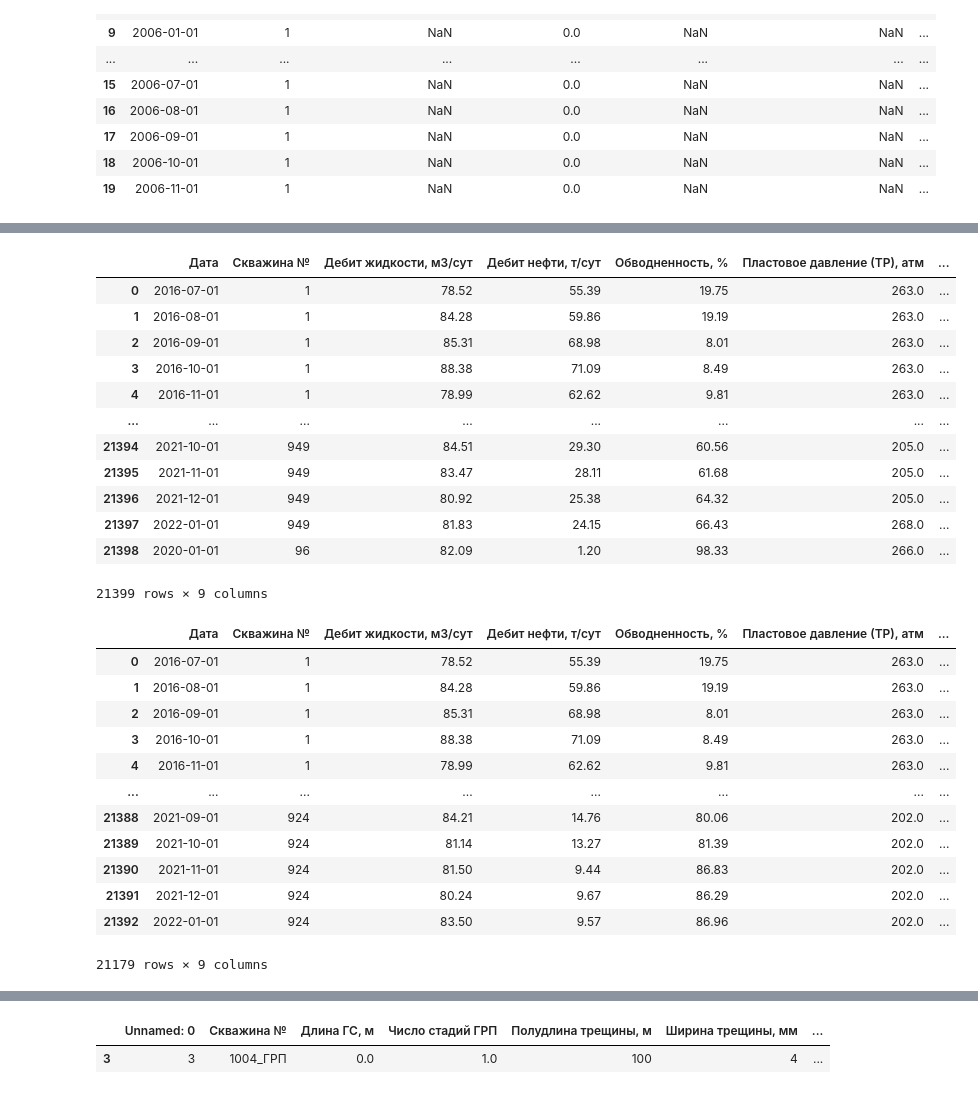
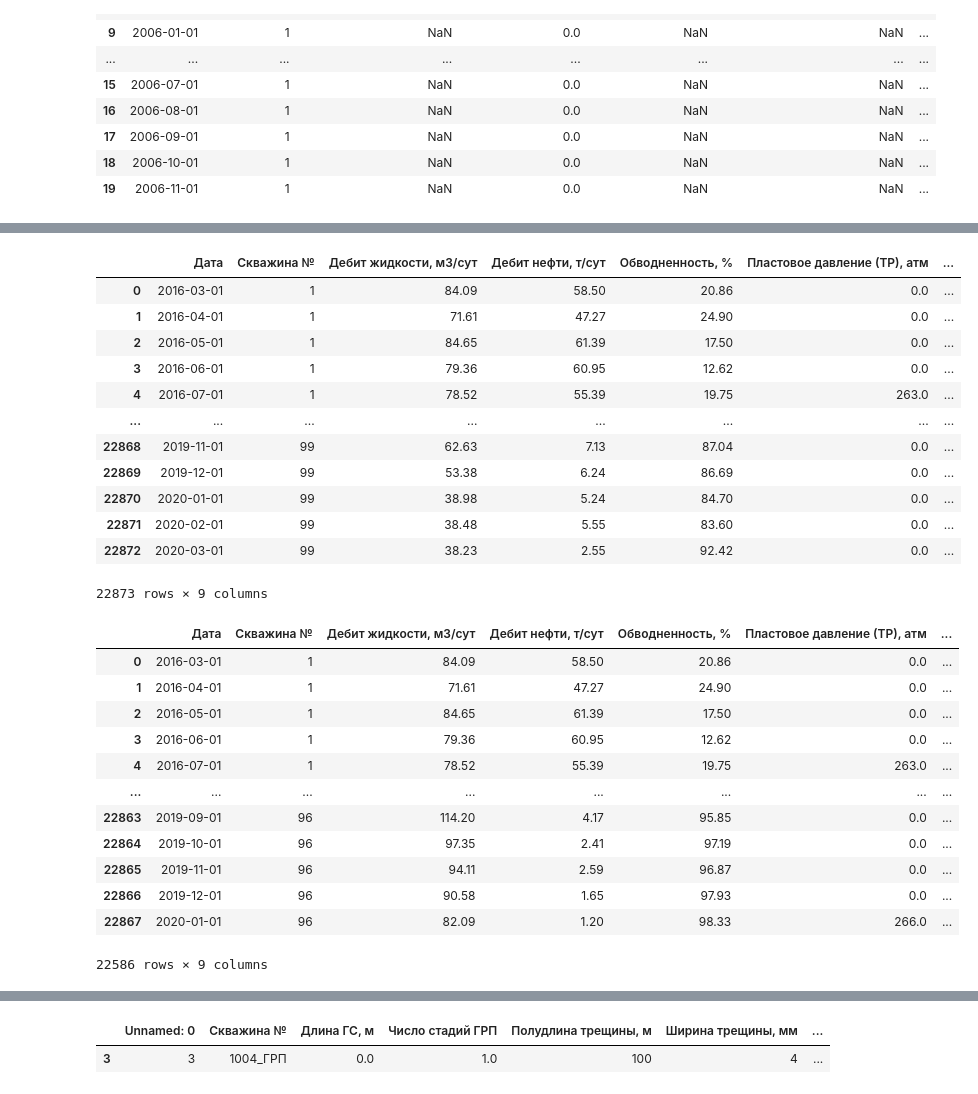
Before and after one commit to lybmvvs/gazpromapp, a Jupyter notebook: First_button_fix.ipynb, the cells around one changed output, grey strips where cells are left out. Saved outputs shown, nothing was run; the diff lists cells and outputs as text; code cells hidden in the pictures.

```diff
--- a/First_button_fix.ipynb
+++ b/First_button_fix.ipynb
@@ -45,7 +45,7 @@ dummy1 = dummy1.groupby('Скважина №').agg(
                 {'Index': lambda x:
                 x.tolist()})
 dummy1['кол'] = dummy1.apply(lambda x: len(x['Index']), axis=1)
-dummy1 = dummy1.drop(dummy1[dummy1['кол'] < 3].index)
+dummy1 = dummy1.drop(dummy1[dummy1['кол'] < 12].index)
 
 delete = []
 for i in dummy1['Index']:
@@ -57,7 +57,7 @@ dummy2 = dummy2.groupby('Скважина №').agg(
                 {'Index': lambda x:
                 x.tolist()})
 dummy2['забойки'] = dummy2.apply(lambda x: len(x['Index']), axis=1)
-dummy2 = dummy2.drop(dummy2[dummy2['забойки'] < 3].index)
+dummy2 = dummy2.drop(dummy2[dummy2['забойки'] < 12].index)
             # wells_del_both=dummy1['Index'].tolist()
 delete_wellbore = []
 for i in dummy2['Index']:
@@ -76,51 +76,51 @@ dummy_res_zero = dummy_res_zero.groupby('Скважина №').agg(
                 {'Index': lambda x:
                 x.tolist()})
 dummy_res_zero['нули_пласт'] = dummy_res_zero.apply(lambda x: len(x['Index']), axis=1)
-dummy_res_zero = dummy_res_zero.drop(dummy_res_zero[dummy_res_zero['нули_пласт'] < 3].index)
+dummy_res_zero = dummy_res_zero.drop(dummy_res_zero[dummy_res_zero['нули_пласт'] < 12].index)
             # wells_del_both=dummy1['Index'].tolist()
 delete_reservoir = []
 for i in dummy_res_zero['Index']:
         delete_reservoir += i
 dummy = dummy[~dummy['Index'].isin(delete_reservoir)].reset_index(drop=True)
 
 dummy_bore_zero = dummy.drop(dummy[dummy['Забойное давление (ТР), атм'] != 0].index)
 dummy_bore_zero = dummy_bore_zero.groupby('Скважина №').agg(
                 {'Index': lambda x:
                 x.tolist()})
 dummy_bore_zero['нули_заб'] = dummy_bore_zero.apply(lambda x: len(x['Index']), axis=1)
-dummy_bore_zero = dummy_bore_zero.drop(dummy_bore_zero[dummy_bore_zero['нули_заб'] < 3].index)
+dummy_bore_zero = dummy_bore_zero.drop(dummy_bore_zero[dummy_bore_zero['нули_заб'] < 12].index)
             # wells_del_both=dummy1['Index'].tolist()
 delete_bore = []
 for i in dummy_bore_zero['Index']:
     delete_bore += i
 dummy = dummy[~dummy['Index'].isin(delete_bore)].reset_index(drop=True)
 
 dummy_40 = dummy[dummy['Пластовое давление (ТР), атм'].isna()]
 dummy_40 = dummy_40.groupby('Скважина №').agg(
                 {'Index': lambda x:
                 x.tolist()})
 dummy_40['na_пласт'] = dummy_40.apply(lambda x: len(x['Index']), axis=1)
-dummy_40 = dummy_40.drop(dummy_40[dummy_40['na_пласт'] < 3].index)
+dummy_40 = dummy_40.drop(dummy_40[dummy_40['na_пласт'] < 12].index)
             # wells_del_both=dummy1['Index'].tolist()
 del_plast = []
 for i in dummy_40['Index']:
     del_plast += i
 dummy = dummy[~dummy['Index'].isin(del_plast)].reset_index(drop=True)
 dummy
 # %% [output]
 |  | Дата | Скважина № | Дебит жидкости, м3/сут | Дебит нефти, т/сут | Обводненность, % | Пластовое давление (ТР), атм | ... |
-| 0 | 2016-07-01 | 1 | 78.52 | 55.39 | 19.75 | 263.0 | ... |
-| 1 | 2016-08-01 | 1 | 84.28 | 59.86 | 19.19 | 263.0 | ... |
-| 2 | 2016-09-01 | 1 | 85.31 | 68.98 | 8.01 | 263.0 | ... |
-| 3 | 2016-10-01 | 1 | 88.38 | 71.09 | 8.49 | 263.0 | ... |
-| 4 | 2016-11-01 | 1 | 78.99 | 62.62 | 9.81 | 263.0 | ... |
+| 0 | 2016-03-01 | 1 | 84.09 | 58.50 | 20.86 | 0.0 | ... |
+| 1 | 2016-04-01 | 1 | 71.61 | 47.27 | 24.90 | 0.0 | ... |
+| 2 | 2016-05-01 | 1 | 84.65 | 61.39 | 17.50 | 0.0 | ... |
+| 3 | 2016-06-01 | 1 | 79.36 | 60.95 | 12.62 | 0.0 | ... |
+| 4 | 2016-07-01 | 1 | 78.52 | 55.39 | 19.75 | 263.0 | ... |
 | ... | ... | ... | ... | ... | ... | ... | ... |
-| 21394 | 2021-10-01 | 949 | 84.51 | 29.30 | 60.56 | 205.0 | ... |
-| 21395 | 2021-11-01 | 949 | 83.47 | 28.11 | 61.68 | 205.0 | ... |
-| 21396 | 2021-12-01 | 949 | 80.92 | 25.38 | 64.32 | 205.0 | ... |
-| 21397 | 2022-01-01 | 949 | 81.83 | 24.15 | 66.43 | 268.0 | ... |
-| 21398 | 2020-01-01 | 96 | 82.09 | 1.20 | 98.33 | 266.0 | ... |
+| 22868 | 2019-11-01 | 99 | 62.63 | 7.13 | 87.04 | 0.0 | ... |
+| 22869 | 2019-12-01 | 99 | 53.38 | 6.24 | 86.69 | 0.0 | ... |
+| 22870 | 2020-01-01 | 99 | 38.98 | 5.24 | 84.70 | 0.0 | ... |
+| 22871 | 2020-02-01 | 99 | 38.48 | 5.55 | 83.60 | 0.0 | ... |
+| 22872 | 2020-03-01 | 99 | 38.23 | 2.55 | 92.42 | 0.0 | ... |
-21399 rows × 9 columns
+22873 rows × 9 columns
 # %%
 dummy1 = dummy.groupby(target).agg(
                 {'Дата': lambda x:
@@ -137,18 +137,18 @@ dummy = dummy[dummy['Скважина №'].isin(a)]
 dummy
 # %% [output]
 |  | Дата | Скважина № | Дебит жидкости, м3/сут | Дебит нефти, т/сут | Обводненность, % | Пластовое давление (ТР), атм | ... |
-| 0 | 2016-07-01 | 1 | 78.52 | 55.39 | 19.75 | 263.0 | ... |
-| 1 | 2016-08-01 | 1 | 84.28 | 59.86 | 19.19 | 263.0 | ... |
-| 2 | 2016-09-01 | 1 | 85.31 | 68.98 | 8.01 | 263.0 | ... |
-| 3 | 2016-10-01 | 1 | 88.38 | 71.09 | 8.49 | 263.0 | ... |
-| 4 | 2016-11-01 | 1 | 78.99 | 62.62 | 9.81 | 263.0 | ... |
+| 0 | 2016-03-01 | 1 | 84.09 | 58.50 | 20.86 | 0.0 | ... |
+| 1 | 2016-04-01 | 1 | 71.61 | 47.27 | 24.90 | 0.0 | ... |
+| 2 | 2016-05-01 | 1 | 84.65 | 61.39 | 17.50 | 0.0 | ... |
+| 3 | 2016-06-01 | 1 | 79.36 | 60.95 | 12.62 | 0.0 | ... |
+| 4 | 2016-07-01 | 1 | 78.52 | 55.39 | 19.75 | 263.0 | ... |
 | ... | ... | ... | ... | ... | ... | ... | ... |
-| 21388 | 2021-09-01 | 924 | 84.21 | 14.76 | 80.06 | 202.0 | ... |
-| 21389 | 2021-10-01 | 924 | 81.14 | 13.27 | 81.39 | 202.0 | ... |
-| 21390 | 2021-11-01 | 924 | 81.50 | 9.44 | 86.83 | 202.0 | ... |
-| 21391 | 2021-12-01 | 924 | 80.24 | 9.67 | 86.29 | 202.0 | ... |
-| 21392 | 2022-01-01 | 924 | 83.50 | 9.57 | 86.96 | 202.0 | ... |
+| 22863 | 2019-09-01 | 96 | 114.20 | 4.17 | 95.85 | 0.0 | ... |
+| 22864 | 2019-10-01 | 96 | 97.35 | 2.41 | 97.19 | 0.0 | ... |
+| 22865 | 2019-11-01 | 96 | 94.11 | 2.59 | 96.87 | 0.0 | ... |
+| 22866 | 2019-12-01 | 96 | 90.58 | 1.65 | 97.93 | 0.0 | ... |
+| 22867 | 2020-01-01 | 96 | 82.09 | 1.20 | 98.33 | 266.0 | ... |
-21179 rows × 9 columns
+22586 rows × 9 columns
 # %%
 dummy["Пластовое давление (ТР), атм"] = dummy["Пластовое давление (ТР), атм"].replace(0, np.nan).bfill()
 dummy["Забойное давление (ТР), атм"] = dummy["Забойное давление (ТР), атм"].replace(0, np.nan).bfill()
```
Also changed, not shown: parts of 28 cells of this notebook, 1 other file.
